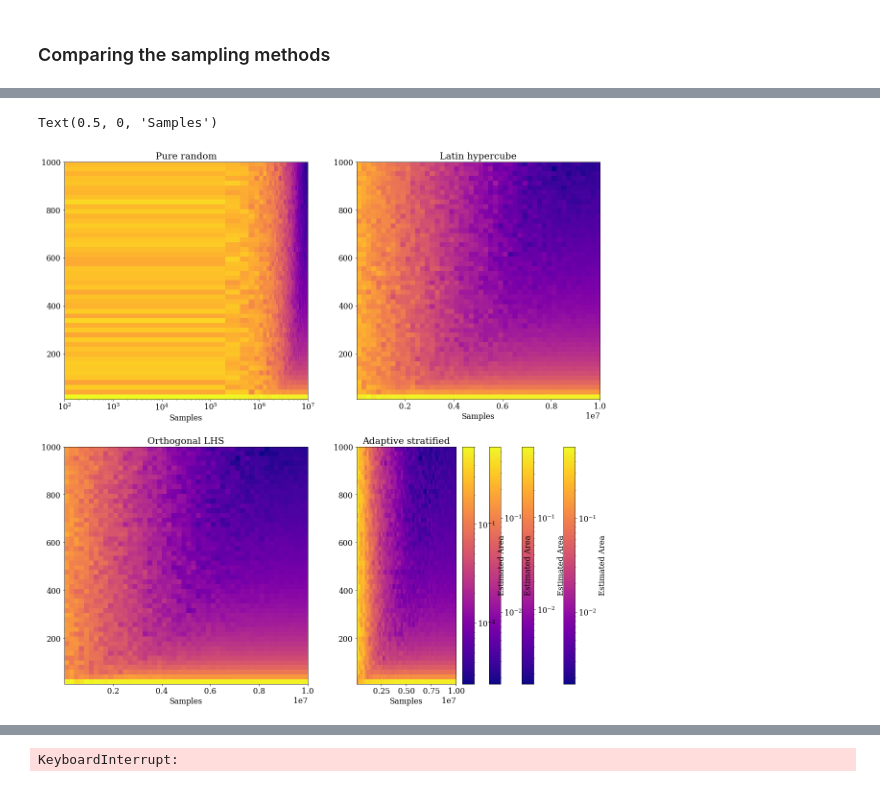
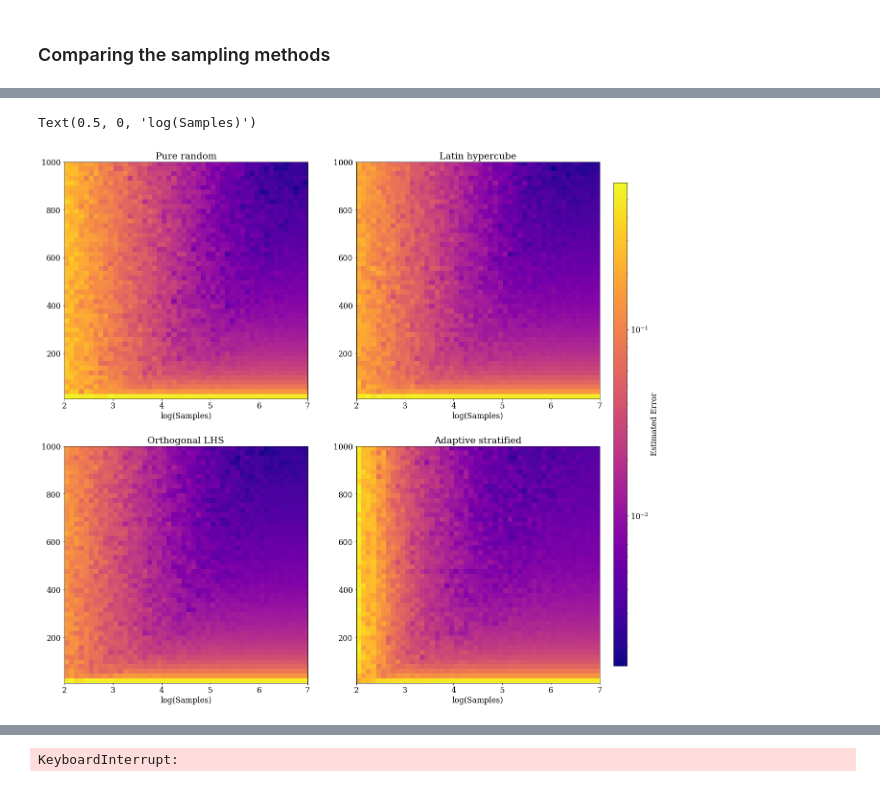
Before and after one commit to reqctoe/STSIM_ass1, a Jupyter notebook: ElinevandeLagemaat_11892900_AdrianRuesink_12195669_EzradeCleen_12042137.ipynb, the cells around one changed output, grey strips where cells are left out. Saved outputs shown, nothing was run; the diff lists cells and outputs as text; code cells hidden in the pictures.

```diff
--- a/ElinevandeLagemaat_11892900_AdrianRuesink_12195669_EzradeCleen_12042137.ipynb
+++ b/ElinevandeLagemaat_11892900_AdrianRuesink_12195669_EzradeCleen_12042137.ipynb
@@ -729,6 +631,12 @@ rand_areas = np.genfromtxt('random.csv', delimiter=',')
 LHS_areas = np.genfromtxt('LHS.csv', delimiter=',')
 ortho_areas = np.genfromtxt('orthognal.csv', delimiter=',')
 adapt_areas = np.genfromtxt('adaptive.csv', delimiter=',')
+# %%
+mins = [np.min(rand_areas), np.min(LHS_areas), np.min(ortho_areas), np.min(adapt_areas)]
+min_val = np.min(mins)
+
+maxs = [np.max(rand_areas), np.max(LHS_areas), np.max(ortho_areas), np.max(adapt_areas)]
+max_val= np.max(maxs)
 # %%
 iterations = np.linspace(10,1000,50, dtype=int)
 samples = np.logspace(2, 7, 50, dtype=int)
@@ -764,48 +672,40 @@ plt.show()
 # %%
-from matplotlib.colors import LogNorm
+# initialize x and y-axis and set z value normalization
 iterations = np.linspace(10,1000,50, dtype=int)  # From 10^0=1 to 10^3=1000, 50 points
-samples = np.logspace(2, 7, 50, dtype=int)  # From 10^2=100 to 10^6=1,000,000, 50 points
-
-
+samples = np.linspace(2, 7, 50)
+norm = LogNorm(vmin=max_val, vmax=min_val)
 
 fig, ax = plt.subplots(2,2, figsize=[20,20], gridspec_kw={'width_ratios': [1,1]})
 
-random_c = ax[0][0].imshow(rand_areas, aspect='auto', cmap='plasma', origin='lower', norm=LogNorm() ,
+#plot all methods
+random_c = ax[0][0].imshow(rand_areas, aspect='auto', cmap='plasma', origin='lower', norm=norm,
                extent=[samples[0], samples[-1], iterations[0], iterations[-1]])
 
-lhs_c = ax[0][1].imshow(LHS_areas, aspect='auto', cmap='plasma', origin='lower', norm=LogNorm() ,
+lhs_c = ax[0][1].imshow(LHS_areas, aspect='auto', cmap='plasma', origin='lower', norm=norm ,
                extent=[samples[0], samples[-1], iterations[0], iterations[-1]])
 
-orth_c = ax[1][0].imshow(ortho_areas, aspect='auto', cmap='plasma', origin='lower', norm=LogNorm() ,
+orth_c = ax[1][0].imshow(ortho_areas, aspect='auto', cmap='plasma', origin='lower', norm=norm ,
                extent=[samples[0], samples[-1], iterations[0], iterations[-1]])
 
-adapt_c = ax[1][1].imshow(adapt_areas, aspect='auto', cmap='plasma', origin='lower', norm=LogNorm() ,
+adapt_c = ax[1][1].imshow(adapt_areas, aspect='auto', cmap='plasma', origin='lower', norm=norm ,
                extent=[samples[0], samples[-1], iterations[0], iterations[-1]])
 
-plt.colorbar(random_c, label='Estimated Area')
-plt.colorbar(lhs_c, label='Estimated Area')
-plt.colorbar(orth_c, label='Estimated Area')
-plt.colorbar(adapt_c, label='Estimated Area')
+# position legend
+cbar_ax = fig.add_axes([0.92, 0.15, 0.02, 0.7])  # [x, y, width, height]
+fig.colorbar(adapt_c, label='Estimated Error', cax=cbar_ax)
+
 
 ax[0][0].set_title('Pure random')
-ax[0][0].set_xlabel('Samples')
-ax[0][0].set_xscale('log')
+ax[0][0].set_xlabel('log(Samples)')
 
 ax[0][1].set_title('Latin hypercube')
-ax[0][1].set_xlabel('Samples')
+ax[0][1].set_xlabel('log(Samples)')
 
 ax[1][0].set_title('Orthogonal LHS')
-ax[1][0].set_xlabel('Samples')
+ax[1][0].set_xlabel('log(Samples)')
 
 ax[1][1].set_title('Adaptive stratified')
-ax[1][1].set_xlabel('Samples')
-# ax[0].set_xlabel('Log10(Samples)')
-# ax[0].set_ylabel('Log10(Iterations)')
-# ax[0].set_xscale('log')
-# ax[0].set_yscale('log')
-# # ax[0].xaxis.set_ticks(np.log10(samples)[::10], samples[::10])
-# # ax[0].set_yticks(np.log10(iterations)[::10], iterations[::10])
-# ax[0].set_title('Convergence Behavior of $A_{i,s}$ average 10 simulations per point')
+ax[1][1].set_xlabel('log(Samples)')
 # %% [output]
-Text(0.5, 0, 'Samples')
+Text(0.5, 0, 'log(Samples)')
-[figure, old version]
+[figure, new version]
```
Also changed, not shown: parts of 14 cells of this notebook, 1 other file.
